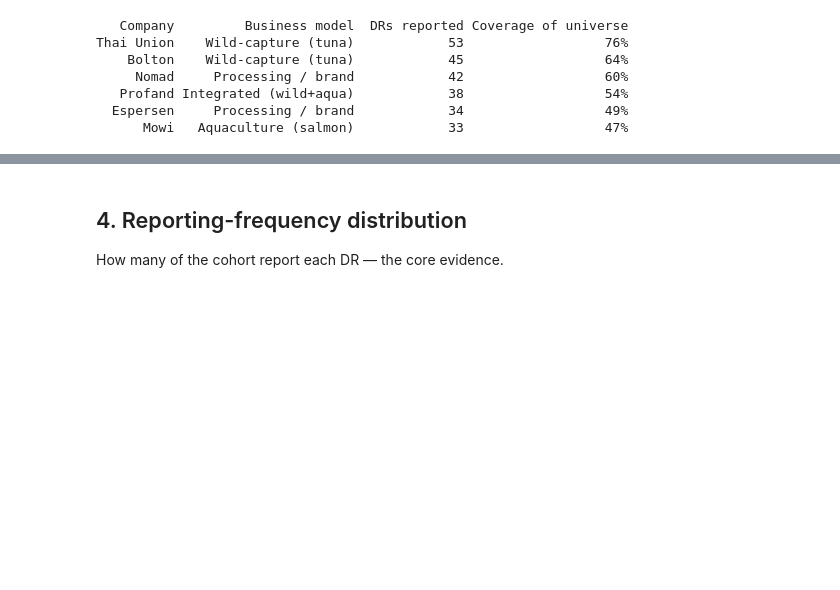
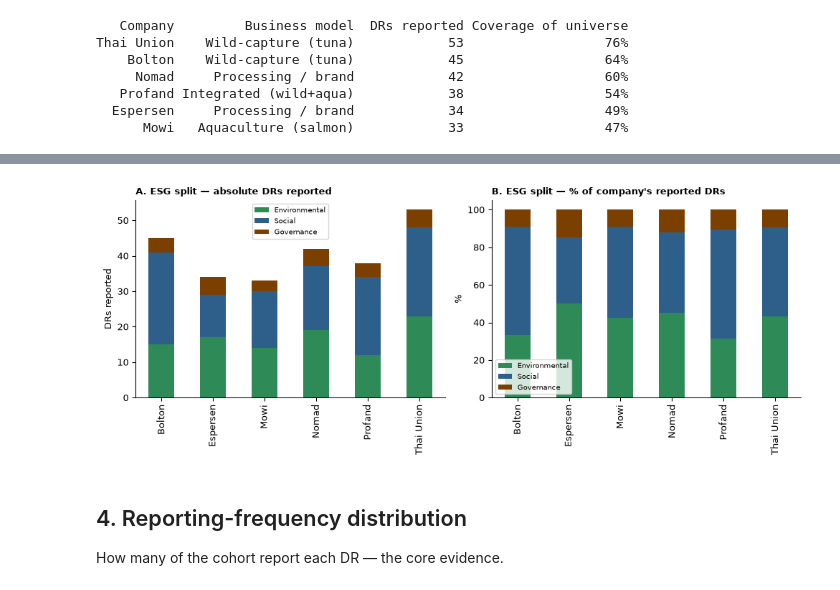
Before and after one commit to linneverh/Thesis, a Jupyter notebook: phase1/Phase1_cohort_analysis.ipynb, the cells around one changed output, grey strips where cells are left out. Saved outputs shown, nothing was run; the diff lists cells and outputs as text; code cells hidden in the pictures; blank space fills up the shorter version.

```diff
--- a/phase1/Phase1_cohort_analysis.ipynb
+++ b/phase1/Phase1_cohort_analysis.ipynb
@@ -80,3 +123,23 @@ Thai Union    Wild-capture (tuna)            53                  76%
+# %%
+ESG_TOPICS = {**{f'E{i}':'Environmental' for i in range(1,6)}, **{f'S{i}':'Social' for i in range(1,5)}, 'G1':'Governance'}
+ESG_COLORS = {'Environmental':'#2E8B57','Social':'#2E5F8A','Governance':'#7B3F00'}
+esg_df = pd.DataFrame(0.0, index=COMPANIES, columns=['Environmental','Social','Governance'])
+for c in COMPANIES:
+    for t in topics_order:
+        pillar = ESG_TOPICS[t]
+        esg_df.loc[c,pillar] += int(cov[cov['Topic']==t][c].sum())
+esg_pct = esg_df.div(esg_df.sum(axis=1), axis=0) * 100
+
+fig, ax = plt.subplots(1,2, figsize=(10,4))
+esg_df.plot.bar(stacked=True, ax=ax[0], color=[ESG_COLORS[p] for p in esg_df.columns])
+ax[0].set_title('A. ESG split — absolute DRs reported', fontsize=9, weight='bold', loc='left')
+ax[0].set_ylabel('DRs reported'); ax[0].legend(fontsize=7)
+esg_pct.plot.bar(stacked=True, ax=ax[1], color=[ESG_COLORS[p] for p in esg_pct.columns])
+ax[1].set_title("B. ESG split — % of company's reported DRs", fontsize=9, weight='bold', loc='left')
+ax[1].set_ylabel('%'); ax[1].legend(fontsize=7)
+fig.tight_layout(); fig.savefig('p1_esg_split.pdf', bbox_inches='tight'); plt.show()
+# %% [output]
+[figure, added]
 # %% [markdown]
 ## 4. Reporting-frequency distribution
 How many of the cohort report each DR — the core evidence.
```
Also changed, not shown: parts of 3 cells of this notebook.
